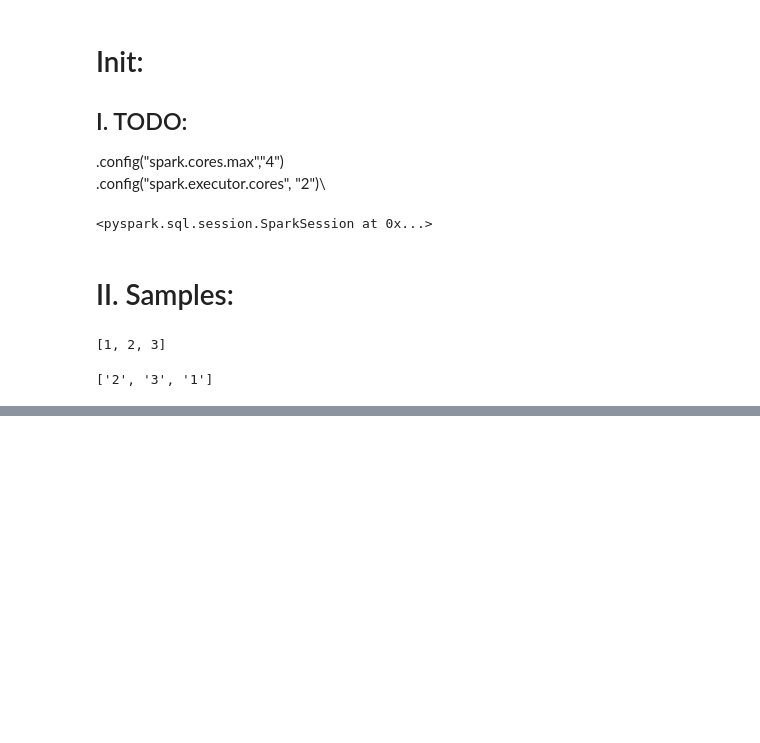
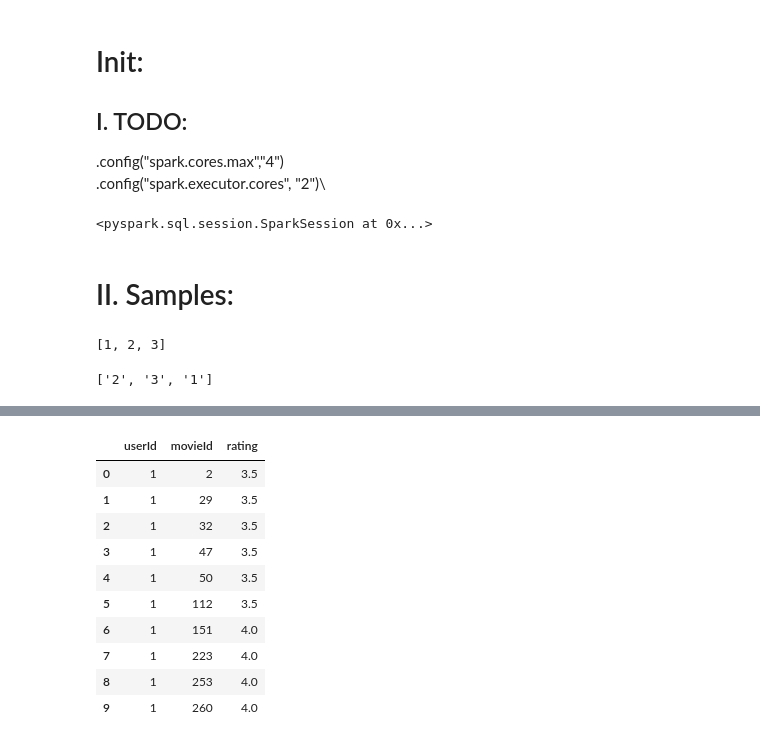
Before and after one commit to CoderandGymnast/BTL-PTPMPT-11, a Jupyter notebook: src/main.ipynb, the cells around one changed output, grey strips where cells are left out. Saved outputs shown, nothing was run; the diff lists cells and outputs as text; code cells hidden in the pictures; blank space fills up the shorter version.

```diff
--- a/src/main.ipynb
+++ b/src/main.ipynb
@@ -49,0 +89,19 @@ PythonRDD[129] at collect at /tmp/ipykernel_6870/973045085.py:1
+# %%
+rating = pd.read_csv(PATH_DB_RATING)
+rating = rating.loc[:,["userId","movieId","rating"]]
+
+# rating = spark.read.format("csv").option("header", "true").load(PATH_DB_RATING)
+# rating=movie.select("userId","movieId","rating")
+rating.head(10)
+# %% [output]
+|  | userId | movieId | rating |
+| 0 | 1 | 2 | 3.5 |
+| 1 | 1 | 29 | 3.5 |
+| 2 | 1 | 32 | 3.5 |
+| 3 | 1 | 47 | 3.5 |
+| 4 | 1 | 50 | 3.5 |
+| 5 | 1 | 112 | 3.5 |
+| 6 | 1 | 151 | 4.0 |
+| 7 | 1 | 223 | 4.0 |
+| 8 | 1 | 253 | 4.0 |
+| 9 | 1 | 260 | 4.0 |
```
Also changed, not shown: parts of 16 cells of this notebook, 1 other file.
